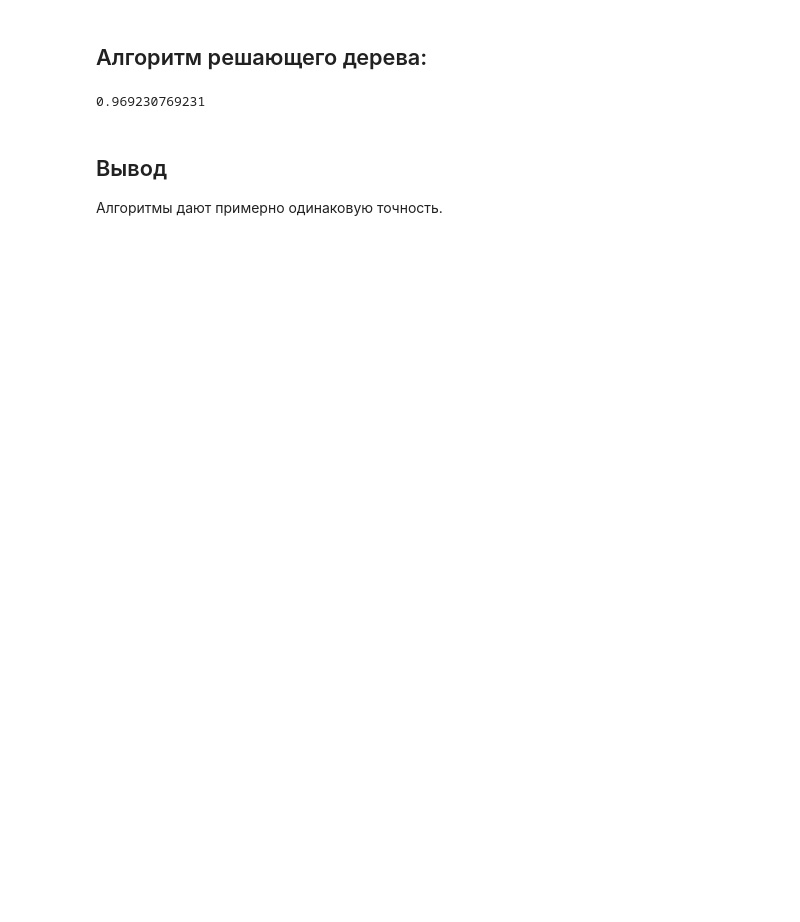
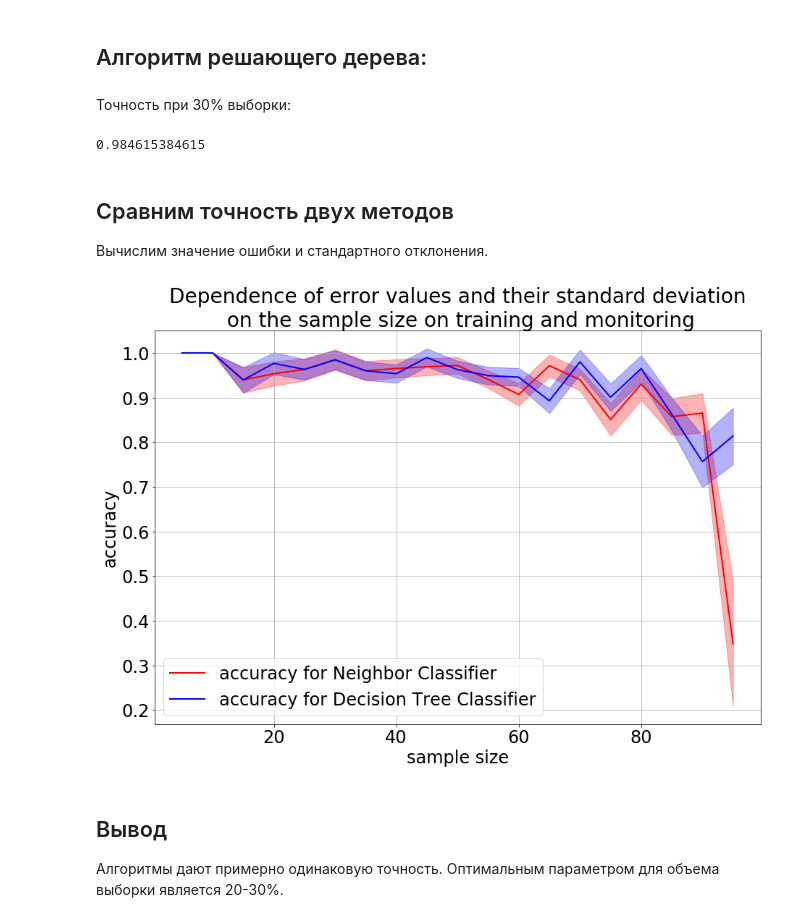
Before and after one commit to Intelligent-Systems-Phystech/StartCode, a Jupyter notebook: Ivanova2018Problem17/main.ipynb, the cells around one changed output. Cells and saved outputs as stored; diff of their text form; code cells hidden in the pictures; blank space fills up the shorter version.

Commit message:
add plot

```diff
--- a/Ivanova2018Problem17/main.ipynb
+++ b/Ivanova2018Problem17/main.ipynb
@@ -26,3 +29,0 @@ glass.head()
-# %%
-X_train, X_test, y_train, y_test = cross_validation.train_test_split(data.loc[:, data.columns != 'Type of glass'], data['Type of glass'],
-test_size= 0.30)
@@ -44,17 +67,48 @@ print accuracyNeighbor
 ## Aлгоритм решающего дерева:
 # %%
 predictionsTreeDecision = []
+errorsTreeDecision = []
+variancesTreeDecision = []
 
-treeDecision = tree.DecisionTreeClassifier()
-treeDecision.fit(X_train,y_train)
-predictions = treeDecision.predict(X_test)
-accuracyTreeDecision = metrics.accuracy_score(y_test, predictions)
-predictionsTreeDecision.append(predictions)
+for i in range(len(size)):
+    treeDecision = tree.DecisionTreeClassifier()
+    treeDecision.fit(X_train[i],y_train[i])
+    predictions = treeDecision.predict(X_test[i])
+    accuracyTreeDecision = metrics.accuracy_score(y_test[i], predictions)
+    predictionsTreeDecision.append(predictions)
+    errorsTreeDecision.append(accuracyTreeDecision)
+    variancesTreeDecision.append(np.var(errorsTreeDecision))
-# %%
-print accuracyTreeDecision
-# %% [output]
-0.969230769231
+# %% [markdown]
+Точность при 30% выборки:
+# %%
+print errorsTreeDecision[5]
+# %% [output]
+0.984615384615
+# %% [markdown]
+## Сравним точность двух методов
+
+Вычислим значение ошибки и стандартного отклонения.
+# %%
+x = np.asarray(size * 100)
+variancesNeighbor_y = np.asarray(variancesNeighbor)
+variancesTreeDecision_y = np.asarray(variancesTreeDecision)
+plt.figure(figsize=(15, 10))
+
+plt.plot(x, errorsNeighbor, color='r', label='accuracy for Neighbor Classifier')
+plt.fill_between(x, errorsNeighbor + np.sqrt(variancesNeighbor_y), errorsNeighbor - np.sqrt(variancesNeighbor_y), color='r', alpha = 0.3)
+
+plt.plot(x, errorsTreeDecision, color='b', label='accuracy for Decision Tree Classifier')
+plt.fill_between(x, errorsTreeDecision + np.sqrt(variancesTreeDecision_y), errorsTreeDecision - np.sqrt(variancesTreeDecision_y), color='b', alpha = 0.3)
+
+plt.title("Dependence of error values and their standard deviation\n on the sample size on training and monitoring")
+plt.xlabel('sample size')
+plt.ylabel('accuracy')
+plt.legend()
+plt.grid(True)
+plt.show()
+# %% [output]
+[figure, added]
 # %% [markdown]
 ## Вывод
 
-Алгоритмы дают примерно одинаковую точность.
+Алгоритмы дают примерно одинаковую точность.  Оптимальным параметром для объема выборки является 20-30%.
```
Also changed, not shown: parts of 8 cells of this notebook, 1 other file.
